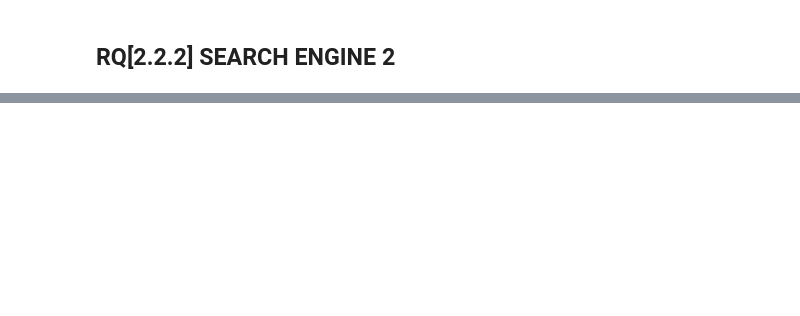
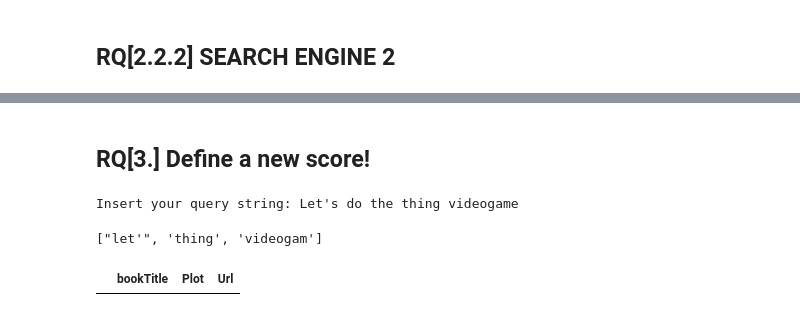
Before and after one commit to Jeremy98-alt/ADM-HW3, a Jupyter notebook: ADM-HW3 NEWVERSION.ipynb, the cells around one changed output, grey strips where cells are left out. Drawn from its saved outputs; the diff is of its cells as text; code cells hidden in the pictures; blank space fills up the shorter version.

```diff
--- a/ADM-HW3 NEWVERSION.ipynb
+++ b/ADM-HW3 NEWVERSION.ipynb
@@ -495,0 +529,11 @@ new_df
+# %% [markdown]
+## RQ[3.] Define a new score!
+# %%
+query = input("Insert your query string: ")
+# %% [output]
+Insert your query string: Let's do the thing videogame
+# %%
+cleanQString = cleanQuery(query)
+cleanQString
+# %% [output]
+["let'", 'thing', 'videogam']
@@ -495,0 +547,29 @@ new_df
+# %%
+for key in inv_lst:
+    inv_lst[key] = make_it_string(inv_lst[key])
+# %%
+# find each term_id
+term_id = []
+for token in cleanQString:
+    term = vocabulary.loc[vocabulary["Word"] == token, "Term_id"].values[0]
+    term_id.append(term)
+# %%
+intersection_list = []
+for term in term_id:
+    if not intersection_list:
+        intersection_list = inv_lst[term]
+    else:
+        intersection_list = set(intersection_list).intersection(set(inv_lst[term]))
+# %%
+new_df = pd.DataFrame(columns=['bookTitle', 'Plot', 'Url'])
+
+for row in intersection_list:
+    i = int(row.split("_")[1])
+
+    #append row to the dataframe
+    new_row = {'bookTitle': df.loc[i, "bookTitle"], 'Plot': df1.loc[i, "Plot"], 'Url': df.loc[i, "Url"]}
+    new_df = new_df.append(new_row, ignore_index=True)
+# %%
+new_df
+# %% [output]
+|  | bookTitle | Plot | Url |
```
Also changed, not shown: parts of 21 cells of this notebook.
